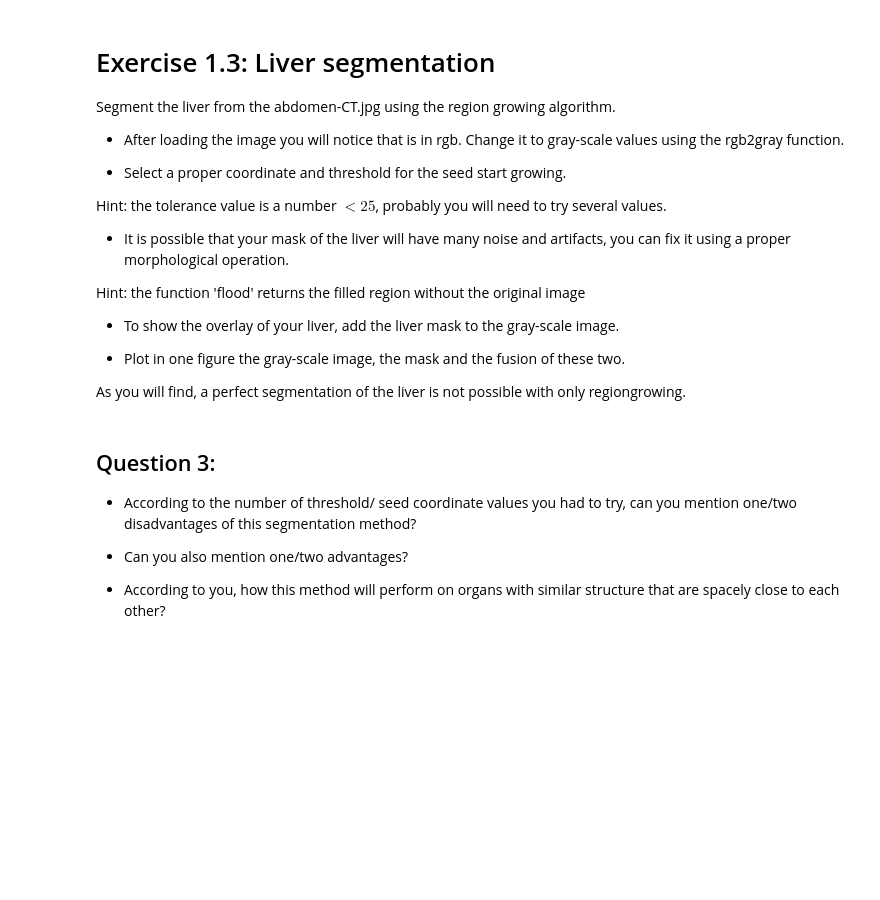
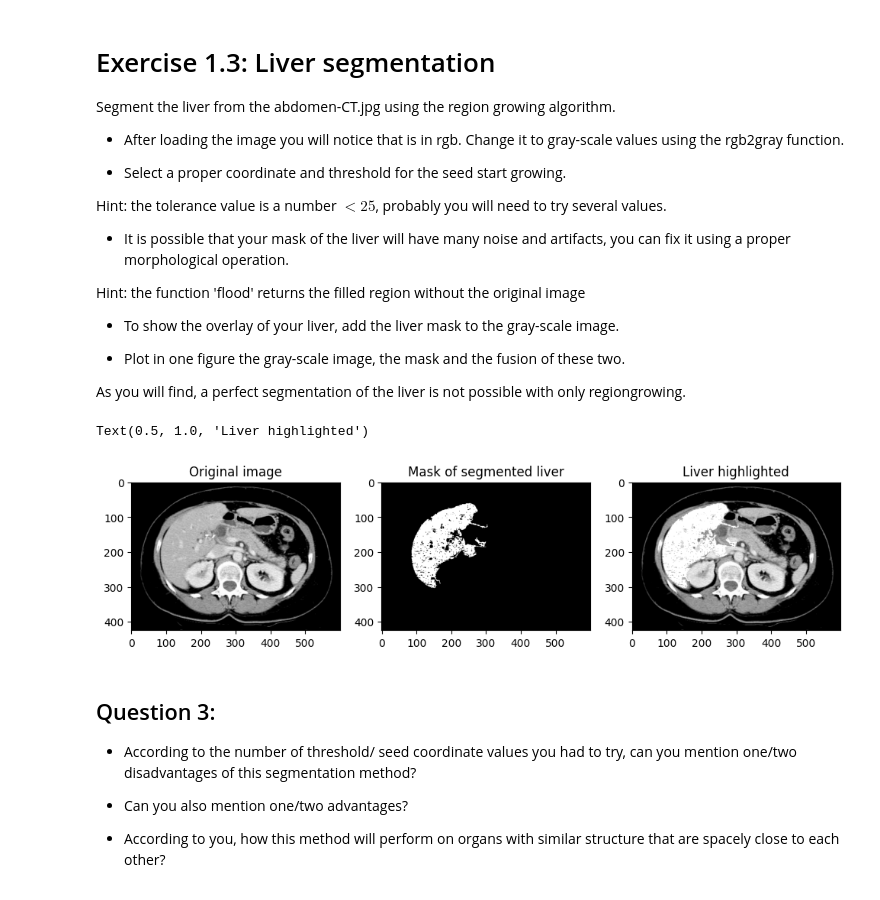
Before and after one commit to crystaljwang/tm11005_aip, a Jupyter notebook: AIP_Segmentation1.ipynb, the cells around one changed output. Cells and saved outputs as stored; diff of their text form; code cells hidden in the pictures; blank space fills up the shorter version.

```diff
--- a/AIP_Segmentation1.ipynb
+++ b/AIP_Segmentation1.ipynb
@@ -459,3 +462,24 @@ As you will find, a perfect segmentation of the liver is not possible with only
+# %%
+# Excercise 1.3 answer
+
+abdomen_image = np.asarray(imread('tm11005_aip/data/abdomen-CT.jpg'), dtype = float)
+abdomen_image = rgb2gray(abdomen_image)
+
+liver_mask = flood(abdomen_image, (150,150), connectivity = 1, tolerance = 15)
+liver_image = flood_fill(abdomen_image, (150,150), 255, connectivity = 1, tolerance = 15)
+
+fig, axs = plt.subplots(1,3)
+axs[0].imshow(abdomen_image, cmap = 'gray')
+axs[0].set_title(f"Original image")
+
+axs[1].imshow(liver_mask, cmap = 'gray')
+axs[1].set_title(f"Mask of segmented liver")
+
+axs[2].imshow(liver_image, cmap = 'gray')
+axs[2].set_title(f"Liver highlighted")
+# %% [output]
+Text(0.5, 1.0, 'Liver highlighted')
+[figure, added]
 # %% [markdown]
 ## Question 3:
 
```
Also changed, not shown: parts of 5 cells of this notebook.
